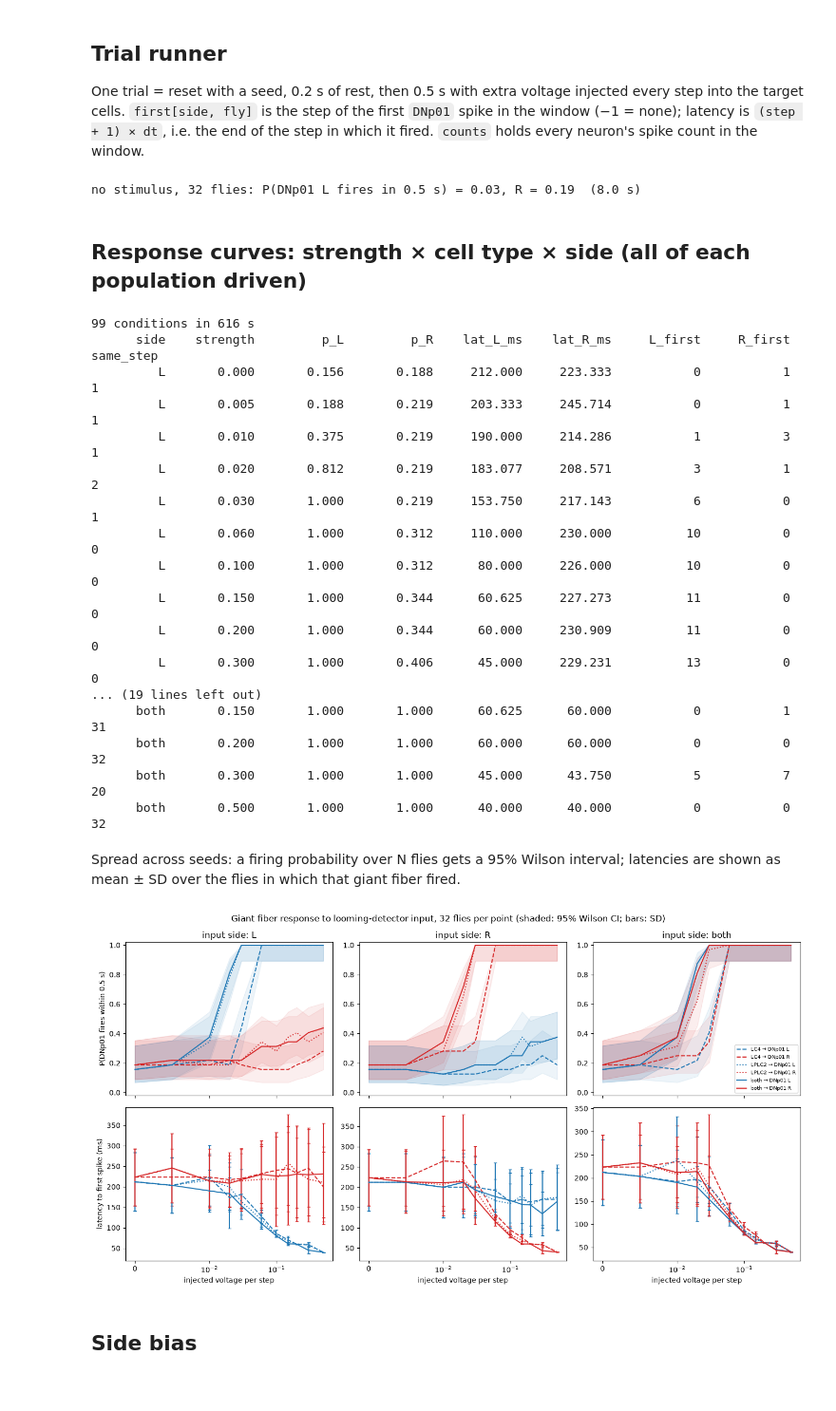
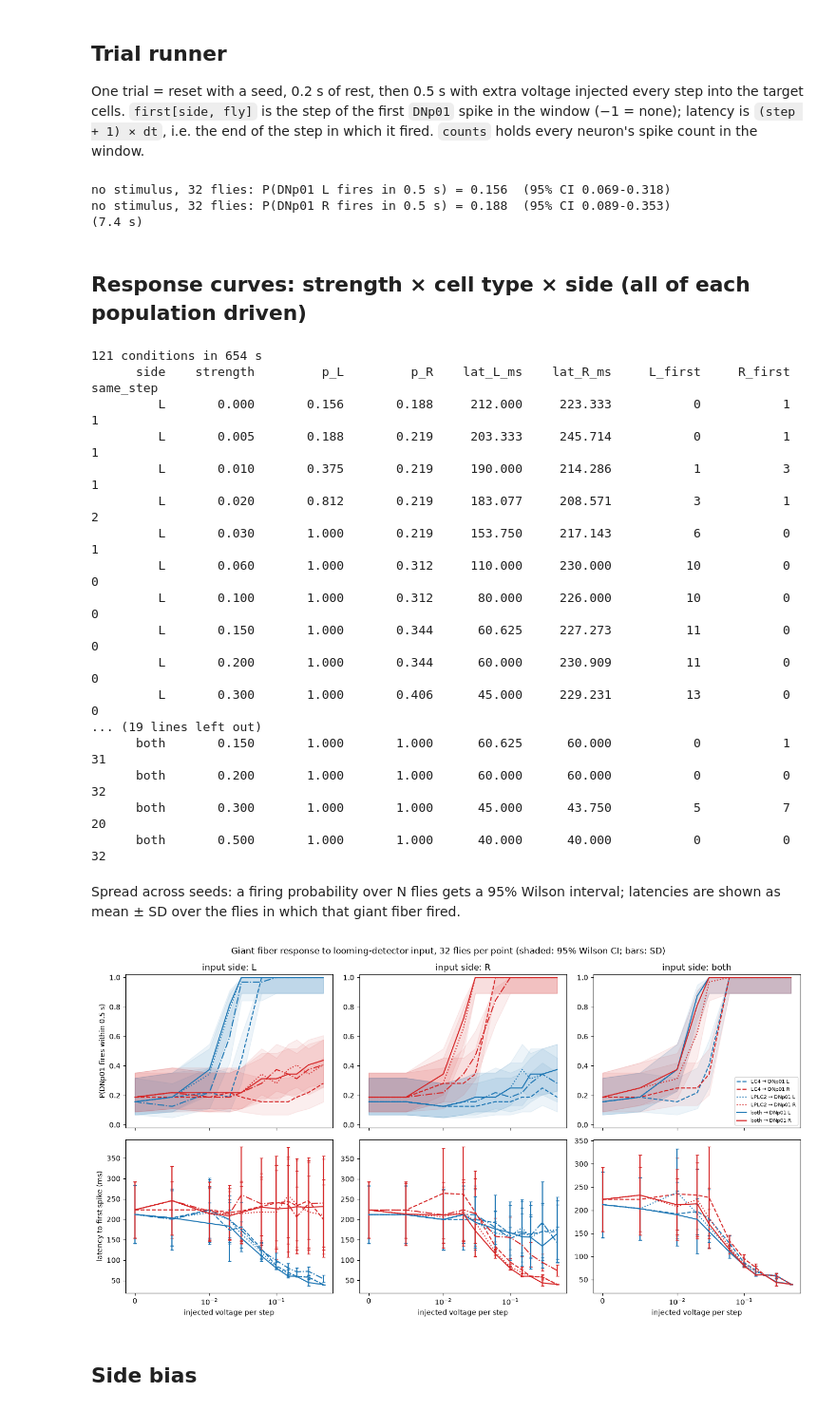
Before and after one commit to alextitonis/fly.ai, a Jupyter notebook: notebooks/escape_response.ipynb, the cells around one changed output. Shown at 95% size. Drawn from its saved outputs; the diff is of its cells as text; code cells hidden in the pictures.

Commit message:
escape notebook: one baseline with CIs, drive-matched LPLC2, 6 subsets per fraction point, per-side baselines, output path (review on #62)

```diff
--- a/notebooks/escape_response.ipynb
+++ b/notebooks/escape_response.ipynb
@@ -30,11 +30,14 @@ import matplotlib.pyplot as plt
 import flybrain
 from flybrain import FlyBrain
 
-OUT = Path("escape_response")
+# outputs go next to this notebook, whether it is run from notebooks/ or from the repo root
+HERE = next(p for p in (Path.cwd(), Path.cwd() / "notebooks") if (p / "escape_response.ipynb").exists())
+OUT = HERE / "escape_response"
 OUT.mkdir(exist_ok=True)
 
 BATCH = 16          # flies run side by side
 REPEATS = 2         # batches per condition -> 32 flies (seeds) per condition
+F_SUBSETS = 6       # random subsets per point in the fraction sweep, one batch of 16 flies each
 WARM = 10           # 0.2 s with no stimulus before each trial
 STEPS = 25          # 0.5 s stimulus window (dt = 20 ms)
 
@@ -51,9 +54,15 @@ print("escape groups:", {k: brain.groups[k].tolist() for k in ("escape_L", "esca
 for s in "LR":
     print(f"escape_{s} == DNp01 {s}:", np.array_equal(np.sort(brain.groups[f'escape_{s}']), np.sort(gf[s])))
 
-TYPES = {"LC4": ["LC4"], "LPLC2": ["LPLC2"], "both": ["LC4", "LPLC2"]}
+TYPES = {"LC4": ["LC4"], "LPLC2": ["LPLC2"], "LPLC2 matched": ["LPLC2"], "both": ["LC4", "LPLC2"]}
 SIDES = {"L": ["L"], "R": ["R"], "both": ["L", "R"]}
+# "LPLC2 matched": a fixed random subset of LPLC2 with as many cells as LC4 on each side, so LPLC2 and LC4
+# get the same number of injected cells (the full LPLC2 population is larger)
+_rng = np.random.default_rng(71)
+MATCHED = {s: np.sort(_rng.choice(brain.cells(["LPLC2"], side=s), len(brain.cells(["LC4"], side=s)), replace=False)) for s in "LR"}
 def target(types, sides):
+    if types == "LPLC2 matched":
+        return np.concatenate([MATCHED[s] for s in SIDES[sides]])
     return np.concatenate([brain.cells(TYPES[types], side=s) for s in SIDES[sides]])
 for t in TYPES:
     print(t, {s: len(target(t, s)) for s in SIDES})
@@ -105,12 +115,27 @@ def summarise(first):
     lat = [((first[j][first[j] >= 0] + 1) * brain.dt * 1000) for j in range(2)]
     return p, lat
 
+def wilson(p, n, z=1.96):
+    d = 1 + z * z / n
+    c = (p + z * z / (2 * n)) / d
+    h = z * np.sqrt(p * (1 - p) / n + z * z / (4 * n * n)) / d
+    return c - h, c + h
+
+# The no-stimulus baseline uses the same seeds (seed0=0) as every stimulus condition below, so it is identical to
+# the strength-0 row of each curve. With 32 flies its 95% interval is wide: a different seed range gives a
+# different estimate inside that interval.
 t0 = time.time()
-base_first, base_counts = condition(None, 0.0, seed0=1000)
+base_first, base_counts = condition(None, 0.0, seed0=0)
 p, lat = summarise(base_first)
-print(f"no stimulus, {base_first.shape[1]} flies: P(DNp01 L fires in 0.5 s) = {p[0]:.2f}, R = {p[1]:.2f}  ({time.time()-t0:.1f} s)")
+n = base_first.shape[1]
+for j, s in enumerate("LR"):
+    lo, hi = wilson(p[j], n)
+    print(f"no stimulus, {n} flies: P(DNp01 {s} fires in 0.5 s) = {p[j]:.3f}  (95% CI {lo:.3f}-{hi:.3f})")
+print(f"({time.time()-t0:.1f} s)")
 # %% [output]
-no stimulus, 32 flies: P(DNp01 L fires in 0.5 s) = 0.03, R = 0.19  (8.0 s)
+no stimulus, 32 flies: P(DNp01 L fires in 0.5 s) = 0.156  (95% CI 0.069-0.318)
+no stimulus, 32 flies: P(DNp01 R fires in 0.5 s) = 0.188  (95% CI 0.089-0.353)
+(7.4 s)
 # %% [markdown]
 ## Response curves: strength × cell type × side (all of each population driven)
 # %%
@@ -120,9 +145,12 @@ results = {}
 t0 = time.time()
 for t in TYPES:
     for side in SIDES:
+        if t == "LPLC2 matched" and side == "both":
+            continue                       # the matched set is only needed for the one-sided LC4 vs LPLC2 comparison
         idx = target(t, side)
         for a in STRENGTHS:
-            first, _ = condition(idx, a, seed0=0)
+            # strength 0 injects nothing, so it is the no-stimulus baseline run (same seeds)
+            first = base_first if a == 0 else condition(idx, a, seed0=0)[0]
             results[(t, side, a)] = first
             p, lat = summarise(first)
             # left-before-right among flies where both fired, ties counted separately
@@ -149,7 +177,7 @@ def show(rows, keys):
         print("  ".join(f"{r[k]:>10.3f}" if isinstance(r[k], float) else f"{str(r[k]):>10}" for k in keys))
 show([r for r in rows if r["types"] == "both"], ["side", "strength", "p_L", "p_R", "lat_L_ms", "lat_R_ms", "L_first", "R_first", "same_step"])
 # %% [output]
-99 conditions in 616 s
+121 conditions in 654 s
       side    strength         p_L         p_R    lat_L_ms    lat_R_ms     L_first     R_first   same_step
          L       0.000       0.156       0.188     212.000     223.333           0           1           1
          L       0.005       0.188       0.219     203.333     245.714           0           1           1
@@ -170,38 +198,34 @@ show([r for r in rows if r["types"] == "both"], ["side", "strength", "p_L", "p_R
 Spread across seeds: a firing probability over N flies gets a 95% Wilson interval; latencies are shown as mean ± SD
 over the flies in which that giant fiber fired.
 # %%
-def wilson(p, n, z=1.96):
-    d = 1 + z * z / n
-    c = (p + z * z / (2 * n)) / d
-    h = z * np.sqrt(p * (1 - p) / n + z * z / (4 * n * n)) / d
-    return c - h, c + h
-
 fig, axes = plt.subplots(2, 3, figsize=(14, 7.5), sharex=True)
 colors = {"L": "tab:blue", "R": "tab:red"}
 for col, side in enumerate(SIDES):
-    for t, ls in zip(TYPES, ["--", ":", "-"]):
+    for t, ls in zip(TYPES, ["--", ":", "-.", "-"]):
         sub = [r for r in rows if r["types"] == t and r["side"] == side]
+        if not sub:
+            continue
         x = np.array([r["strength"] for r in sub])
         for gfside in "LR":
             p = np.array([r[f"p_{gfside}"] for r in sub]); n = sub[0]["flies"]
             lo, hi = wilson(p, n)
             axes[0, col].plot(x, p, ls, color=colors[gfside], label=f"{t} → DNp01 {gfside}")
             axes[0, col].fill_between(x, lo, hi, color=colors[gfside], alpha=0.08)
             m = np.array([r[f"lat_{gfside}_ms"] for r in sub]); sd = np.array([r[f"lat_{gfside}_sd"] for r in sub])
             axes[1, col].errorbar(x, m, yerr=sd, fmt=ls, color=colors[gfside], capsize=2)
     axes[0, col].set_title(f"input side: {side}")
     axes[0, col].set_ylim(-0.02, 1.02)
     axes[1, col].set_xlabel("injected voltage per step")
     for r_ in (0, 1): axes[r_, col].set_xscale("symlog", linthresh=0.01)
 axes[0, 0].set_ylabel("P(DNp01 fires within 0.5 s)")
 axes[1, 0].set_ylabel("latency to first spike (ms)")
 axes[0, 2].legend(fontsize=7, loc="lower right")
 fig.suptitle(f"Giant fiber response to looming-detector input, {rows[0]['flies']} flies per point (shaded: 95% Wilson CI; bars: SD)")
 fig.tight_layout()
 fig.savefig(OUT / "response_curves.png", dpi=120)
 plt.show()
 # %% [output]
-[figure, old version]
+[figure, new version]
 # %% [markdown]
 ## Side bias
 # %%
```
Also changed, not shown: parts of 9 cells of this notebook, 5 other files.
